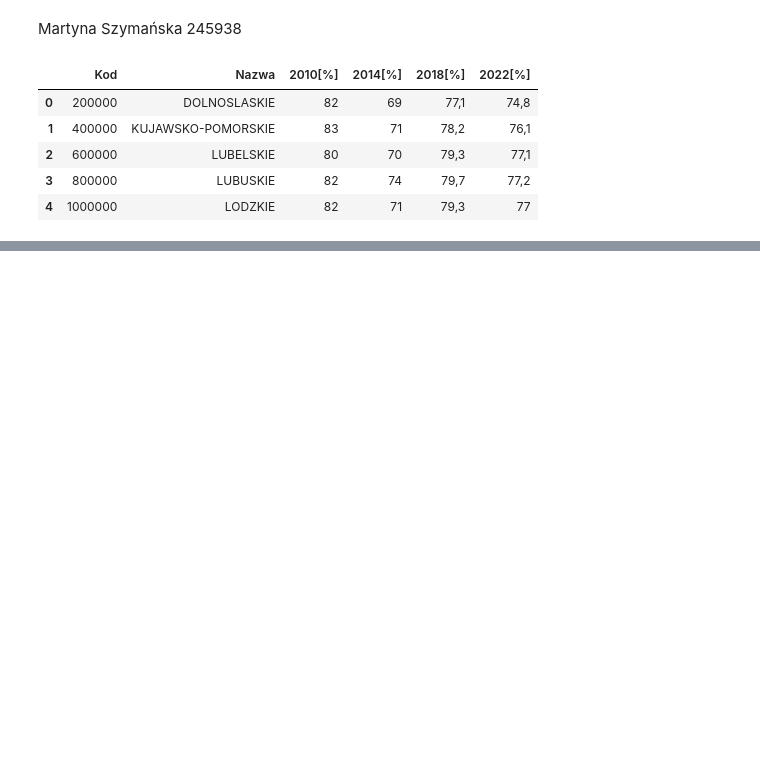
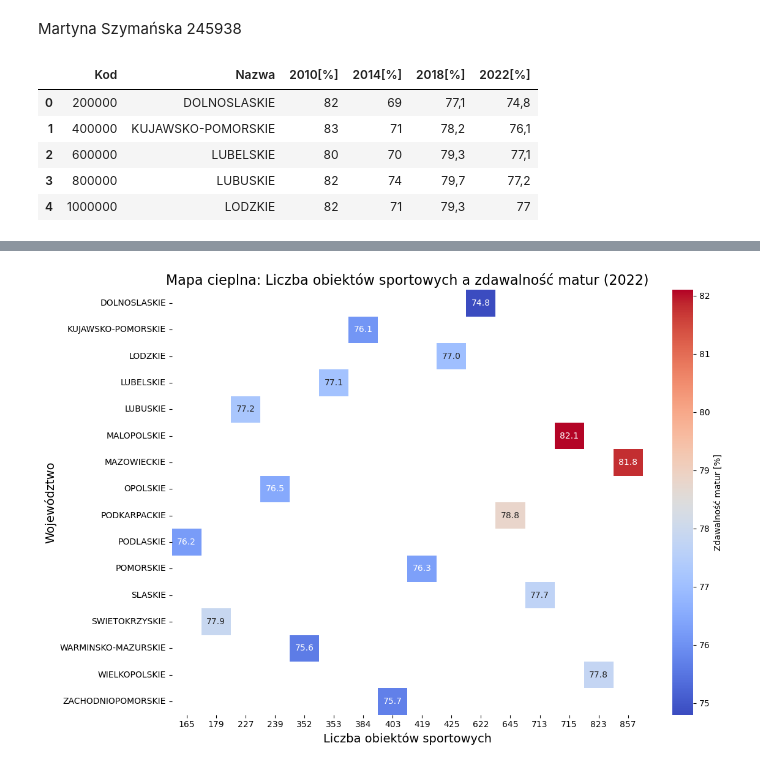
Before and after one commit to MartynaSzymanskaGitHub/eda, a Jupyter notebook: projekt.ipynb, the cells around one changed output, grey strips where cells are left out. Saved outputs shown, nothing was run; the diff lists cells and outputs as text; code cells hidden in the pictures; blank space fills up the shorter version.

```diff
--- a/projekt.ipynb
+++ b/projekt.ipynb
@@ -6,7 +6,7 @@ import numpy as np
 import matplotlib.pyplot as plt
 import seaborn as sns
 # %%
-education = pd.read_csv('matura_wyniki.csv', sep=';')
+education = pd.read_csv('matura2.csv', sep=';')
 education.head()
 # %% [output]
 |  | Kod | Nazwa | 2010[%] | 2014[%] | 2018[%] | 2022[%] |
@@ -247,0 +178,88 @@ Passing `palette` without assigning `hue` is deprecated and will be removed in v
+# %%
+
+heatmap_data = merged_data.pivot_table(index='Nazwa', columns='obiekty_2022', values='2022[%]')
+
+plt.figure(figsize=(12, 8))
+sns.heatmap(
+    heatmap_data,
+    cmap='coolwarm',
+    annot=True,
+    fmt='.1f',
+    cbar_kws={'label': 'Zdawalność matur [%]'}
+)
+
+plt.title('Mapa cieplna: Liczba obiektów sportowych a zdawalność matur (2022)', fontsize=16)
+plt.xlabel('Liczba obiektów sportowych', fontsize=14)
+plt.ylabel('Województwo', fontsize=14)
+plt.tight_layout()
+plt.show()
+
+
+###################
+
+
+
+
+
+# Recalculate average maturity scores if necessary
+avg_maturity_scores = scatter_data.groupby('Nazwa')['Zdawalność matur [%]'].mean().sort_values(ascending=False)
+
+# Selecting the top 5 województwa
+top_5_regions = avg_maturity_scores.head(5).index
+
+# Filtering data for the top 5 województwa
+top_5_data = scatter_data[scatter_data['Nazwa'].isin(top_5_regions)]
+
+# Assign unique colors to regions and shapes to years
+region_colors = dict(zip(top_5_regions, sns.color_palette("tab10", len(top_5_regions))))
+year_shapes = dict(zip(unique_years, markers[:len(unique_years)]))
+
+plt.figure(figsize=(10,8))
+
+# Scatter plot with region colors and year shapes
+for wojewodztwo in top_5_regions:
+    for rok in unique_years:
+        subset = top_5_data[(top_5_data['Nazwa'] == wojewodztwo) & (top_5_data['Rok'] == rok)]
+        plt.scatter(
+            subset['Liczba obiektów sportowych'],
+            subset['Zdawalność matur [%]'],
+            color=region_colors[wojewodztwo],
+            marker=year_shapes[rok],
+            s=200,
+            edgecolor='black',
+            label=f"{wojewodztwo} - {rok}" if rok == unique_years[0] else ""  # Avoid duplicating labels
+        )
+
+# Adding legends
+# Legend for regions (colors)
+legend1 = plt.legend(
+    [plt.Line2D([0], [0], marker='o', color=region_colors[wojewodztwo], linestyle='', markersize=12) for wojewodztwo in top_5_regions],
+    top_5_regions,
+    title="Województwo",
+    bbox_to_anchor=(1.05, 1),
+    loc="upper left"
+)
+plt.gca().add_artist(legend1)
+
+# Legend for years (shapes)
+legend2 = plt.legend(
+    [plt.Line2D([0], [0], marker=year_shapes[rok], color='black', linestyle='', markersize=12) for rok in unique_years],
+    unique_years,
+    title="Rok",
+    bbox_to_anchor=(1.05, 0.5),
+    loc="upper left"
+)
+
+# Titles and labels
+plt.title('Zdawalność matur a liczba obiektów sportowych w 5 najlepszych województwach (2010-2022)', fontsize=18)
+plt.xlabel('Liczba obiektów sportowych', fontsize=14)
+plt.ylabel('Zdawalność matur [%]', fontsize=14)
+
+# Grid for better readability
+plt.grid(True, linestyle='--', alpha=0.5)
+
+# Adjusting layout
+plt.tight_layout()
+plt.show()
+# %% [output]
+[figure, added]
```
Also changed, not shown: parts of 9 cells of this notebook, 4 other files.
